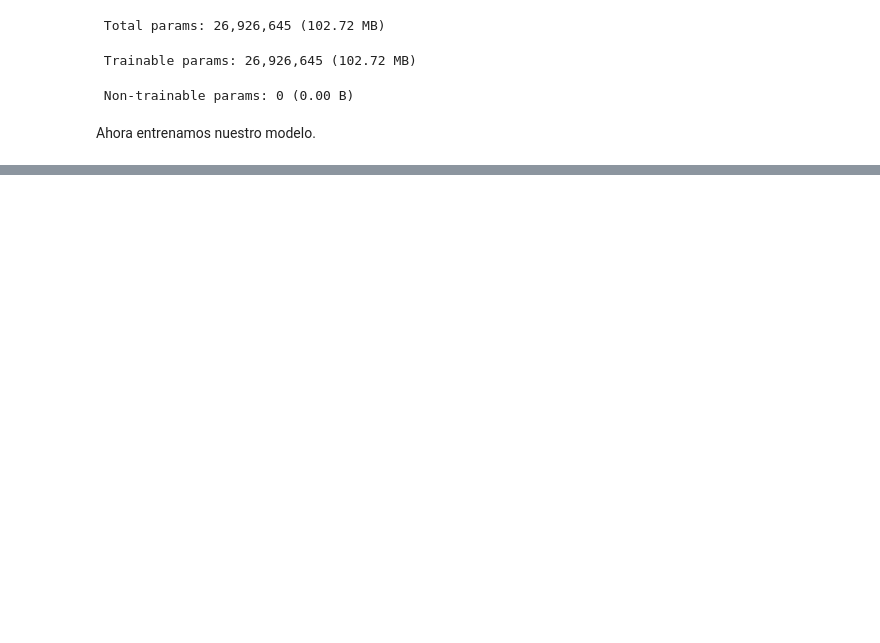
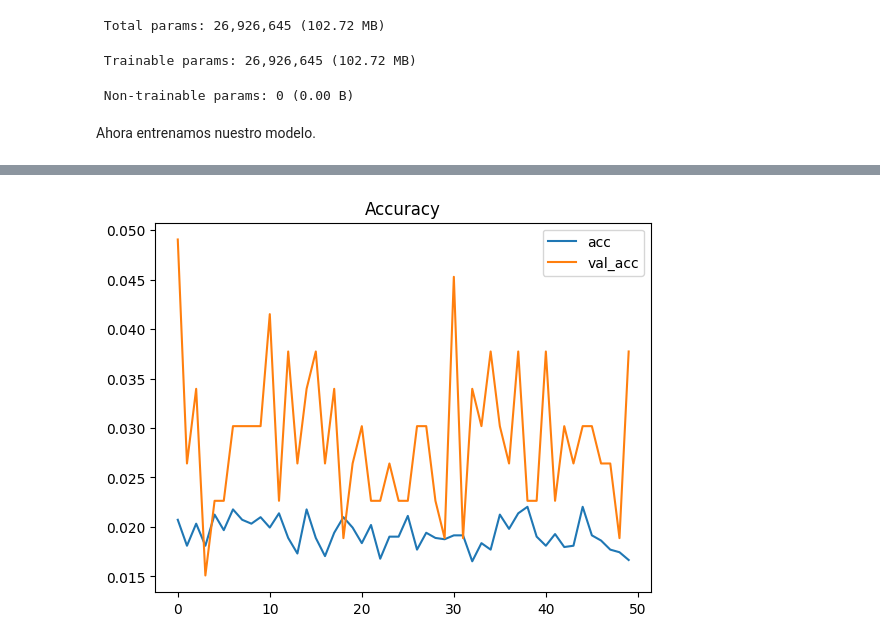
Before and after one commit to dapedeje/Proyecto-final-deep-learning-, a Jupyter notebook: Notebooks/CNNSimple.ipynb, the cells around one changed output, grey strips where cells are left out. Saved outputs shown, nothing was run; the diff lists cells and outputs as text; code cells hidden in the pictures; blank space fills up the shorter version.

```diff
--- a/Notebooks/CNNSimple.ipynb
+++ b/Notebooks/CNNSimple.ipynb
@@ -119,0 +162,11 @@ Ahora entrenamos nuestro modelo.
+# %%
+acc = hist.history["categorical_accuracy"]
+val_acc = hist.history["val_categorical_accuracy"]
+
+plt.plot(acc, label="acc")
+plt.plot(val_acc, label="val_acc")
+plt.title("Accuracy")
+plt.legend()
+plt.show()
+# %% [output]
+[figure, added]
```
Also changed, not shown: parts of 11 cells of this notebook.
